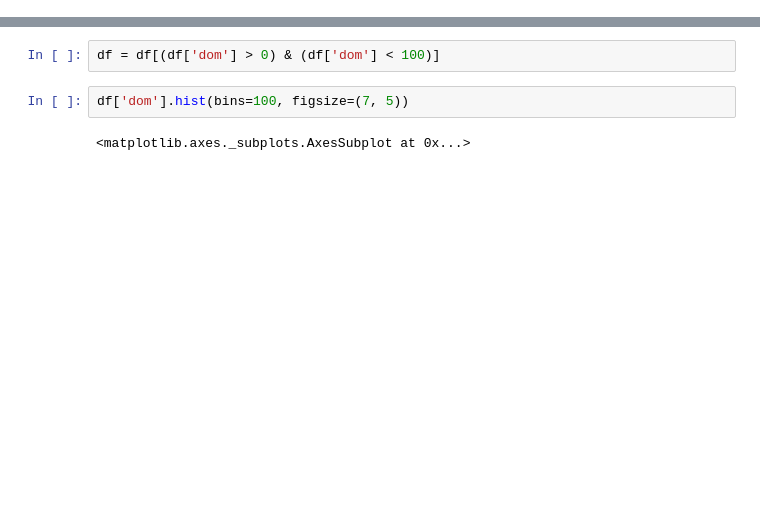
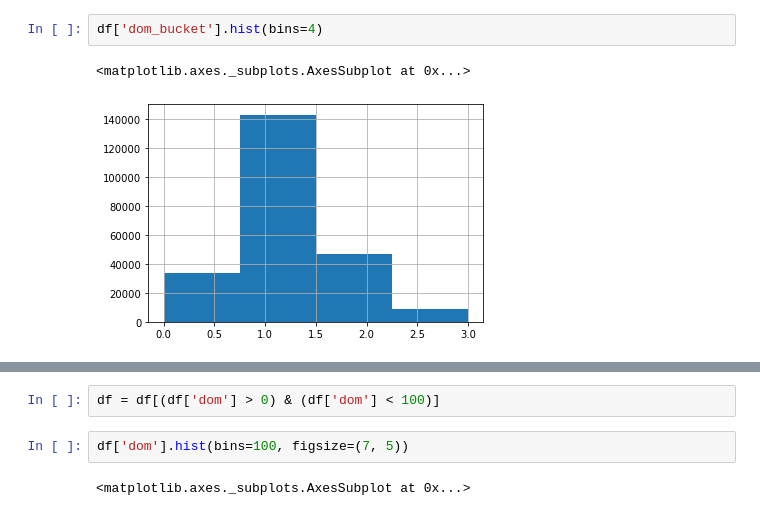
Before and after one commit to luunam/cs297_rex, a Jupyter notebook: notebooks/dom_model.ipynb, the cells around one changed output, grey strips where cells are left out. Cells and saved outputs as stored; diff of their text form; blank space fills up the shorter version.

```diff
--- a/notebooks/dom_model.ipynb
+++ b/notebooks/dom_model.ipynb
@@ -34,0 +64,5 @@ df['dom'] = (df['sale_date'] - df['list_date']).dt.days.astype('int16')
+# %%
+df['dom_bucket'].hist(bins=4)
+# %% [output]
+<matplotlib.axes._subplots.AxesSubplot at 0x...>
+[figure, added]
```
Also changed, not shown: parts of 43 cells of this notebook, 3 other files.
